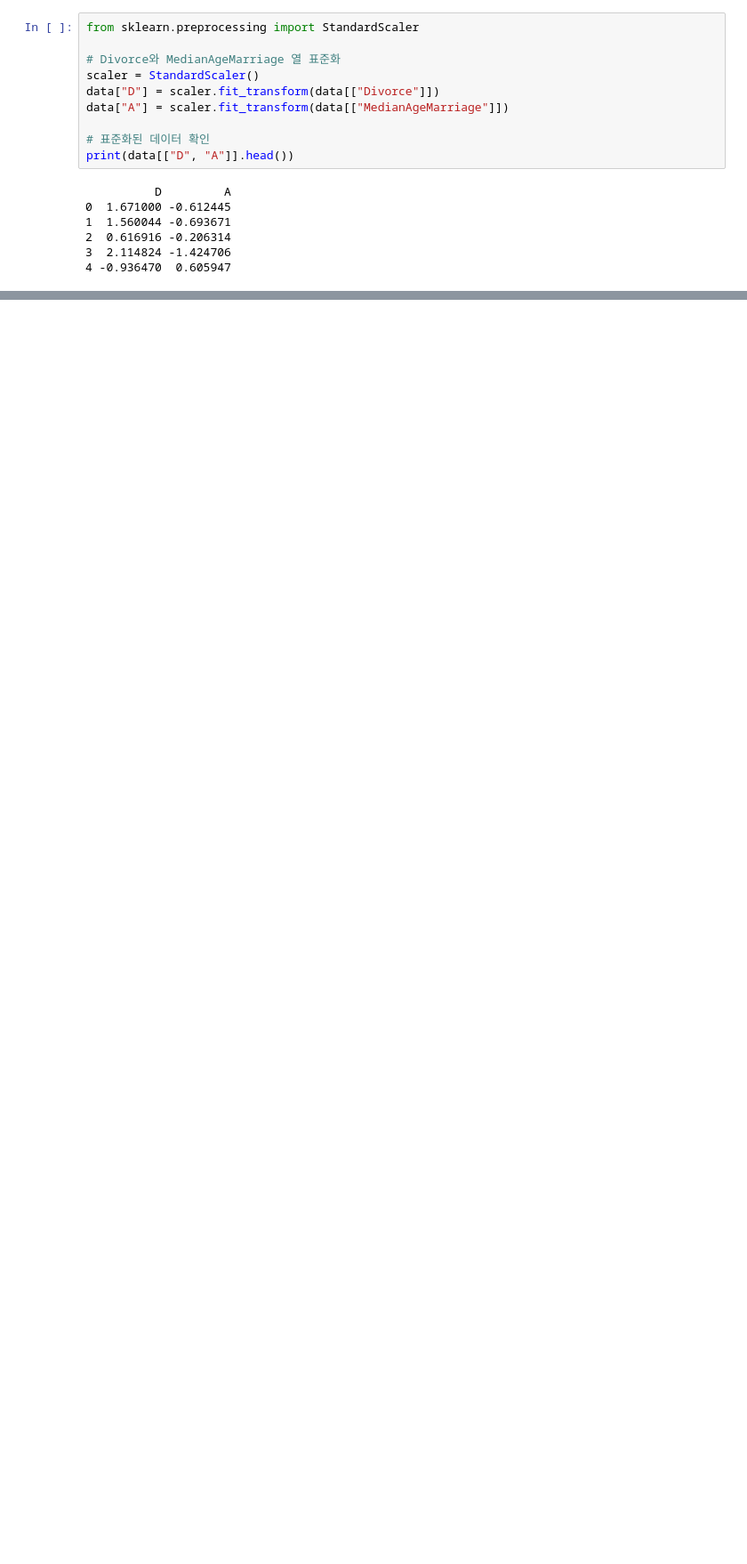
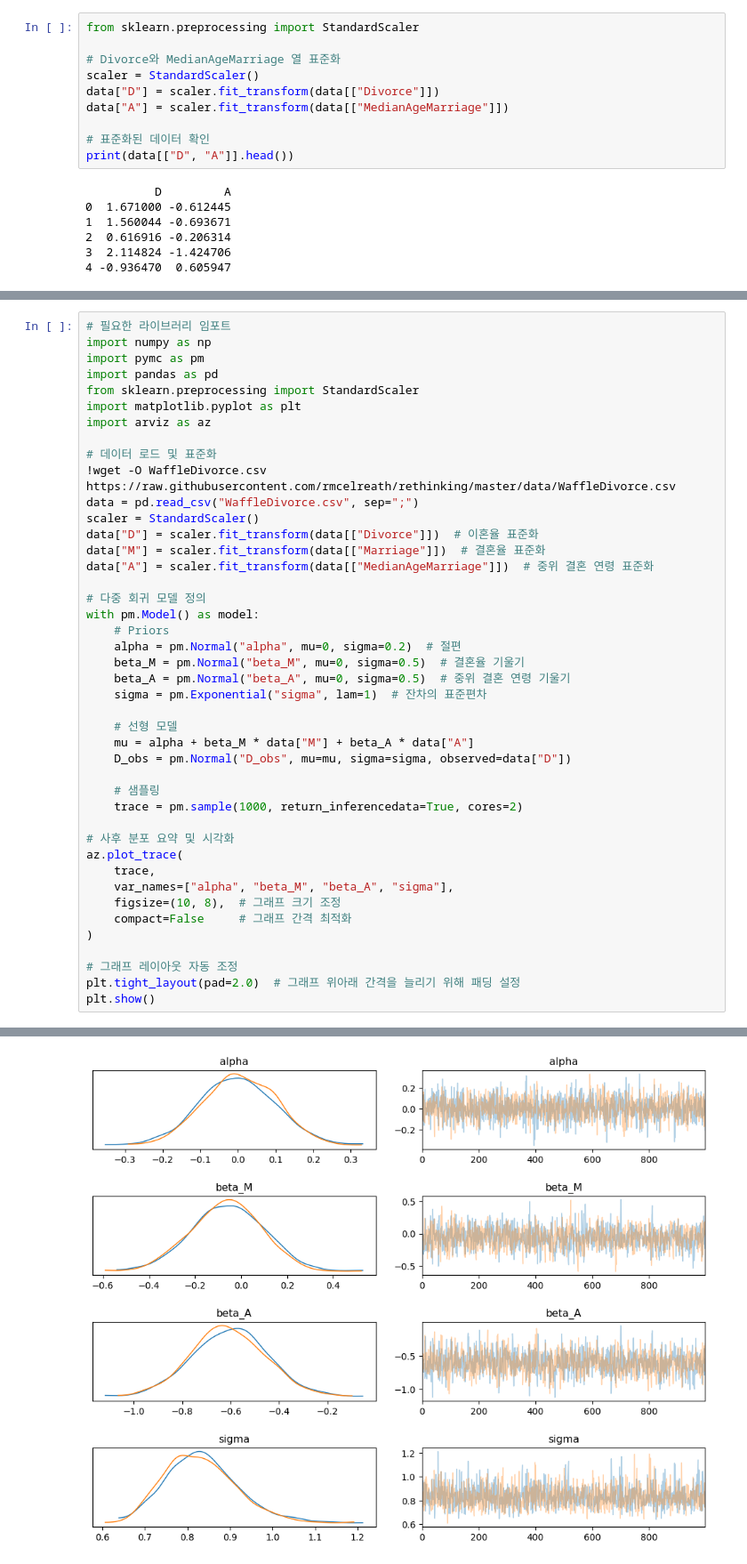
Before and after one commit to psiudo/Statististical-Rethinking, a Jupyter notebook: Chap5.ipynb, the cells around one changed output, grey strips where cells are left out. Shown at 89% size. Cells and saved outputs as stored; diff of their text form; blank space fills up the shorter version.

```diff
--- a/Chap5.ipynb
+++ b/Chap5.ipynb
@@ -213,0 +612,44 @@ DAG2 Structure:
+# %%
+# 필요한 라이브러리 임포트
+import numpy as np
+import pymc as pm
+import pandas as pd
+from sklearn.preprocessing import StandardScaler
+import matplotlib.pyplot as plt
+import arviz as az
+
+# 데이터 로드 및 표준화
+!wget -O WaffleDivorce.csv https://raw.githubusercontent.com/rmcelreath/rethinking/master/data/WaffleDivorce.csv
+data = pd.read_csv("WaffleDivorce.csv", sep=";")
+scaler = StandardScaler()
+data["D"] = scaler.fit_transform(data[["Divorce"]])  # 이혼율 표준화
+data["M"] = scaler.fit_transform(data[["Marriage"]])  # 결혼율 표준화
+data["A"] = scaler.fit_transform(data[["MedianAgeMarriage"]])  # 중위 결혼 연령 표준화
+
+# 다중 회귀 모델 정의
+with pm.Model() as model:
+    # Priors
+    alpha = pm.Normal("alpha", mu=0, sigma=0.2)  # 절편
+    beta_M = pm.Normal("beta_M", mu=0, sigma=0.5)  # 결혼율 기울기
+    beta_A = pm.Normal("beta_A", mu=0, sigma=0.5)  # 중위 결혼 연령 기울기
+    sigma = pm.Exponential("sigma", lam=1)  # 잔차의 표준편차
+
+    # 선형 모델
+    mu = alpha + beta_M * data["M"] + beta_A * data["A"]
+    D_obs = pm.Normal("D_obs", mu=mu, sigma=sigma, observed=data["D"])
+
+    # 샘플링
+    trace = pm.sample(1000, return_inferencedata=True, cores=2)
+
+# 사후 분포 요약 및 시각화
+az.plot_trace(
+    trace,
+    var_names=["alpha", "beta_M", "beta_A", "sigma"],
+    figsize=(10, 8),  # 그래프 크기 조정
+    compact=False     # 그래프 간격 최적화
+)
+
+# 그래프 레이아웃 자동 조정
+plt.tight_layout(pad=2.0)  # 그래프 위아래 간격을 늘리기 위해 패딩 설정
+plt.show()
+# %% [output]
@@ -213,0 +668 @@ DAG2 Structure:
+[figure, added]
```
Also changed, not shown: parts of 38 cells of this notebook.
